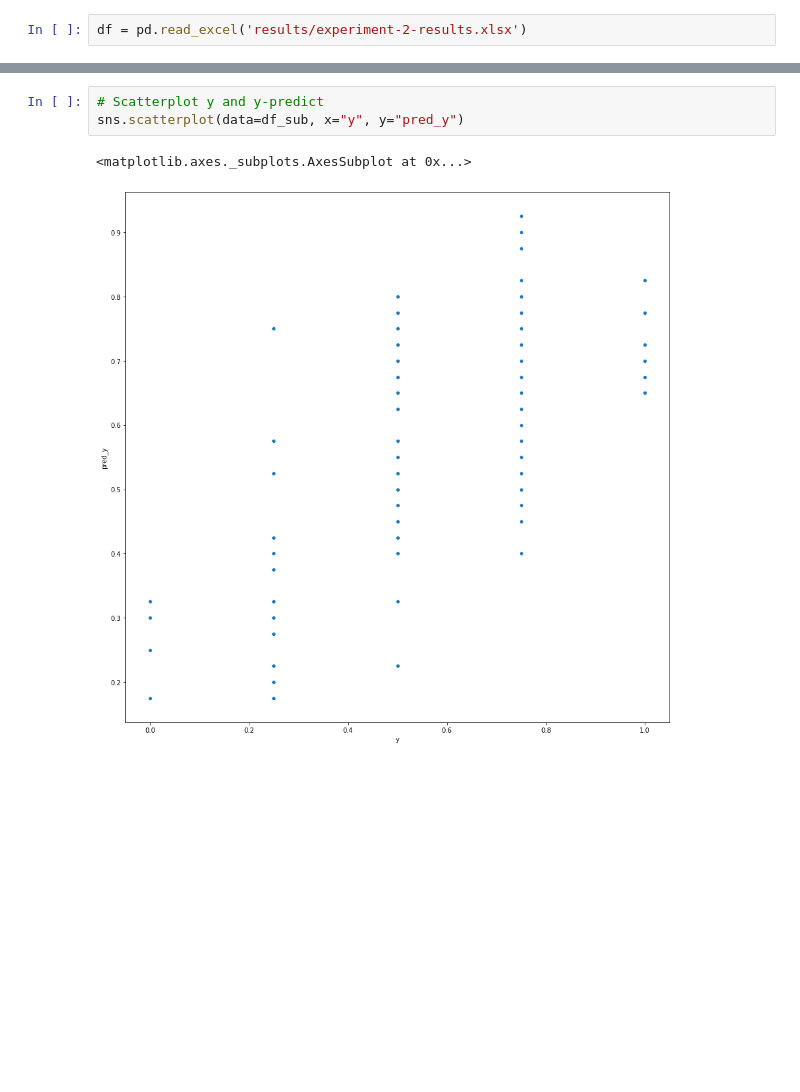
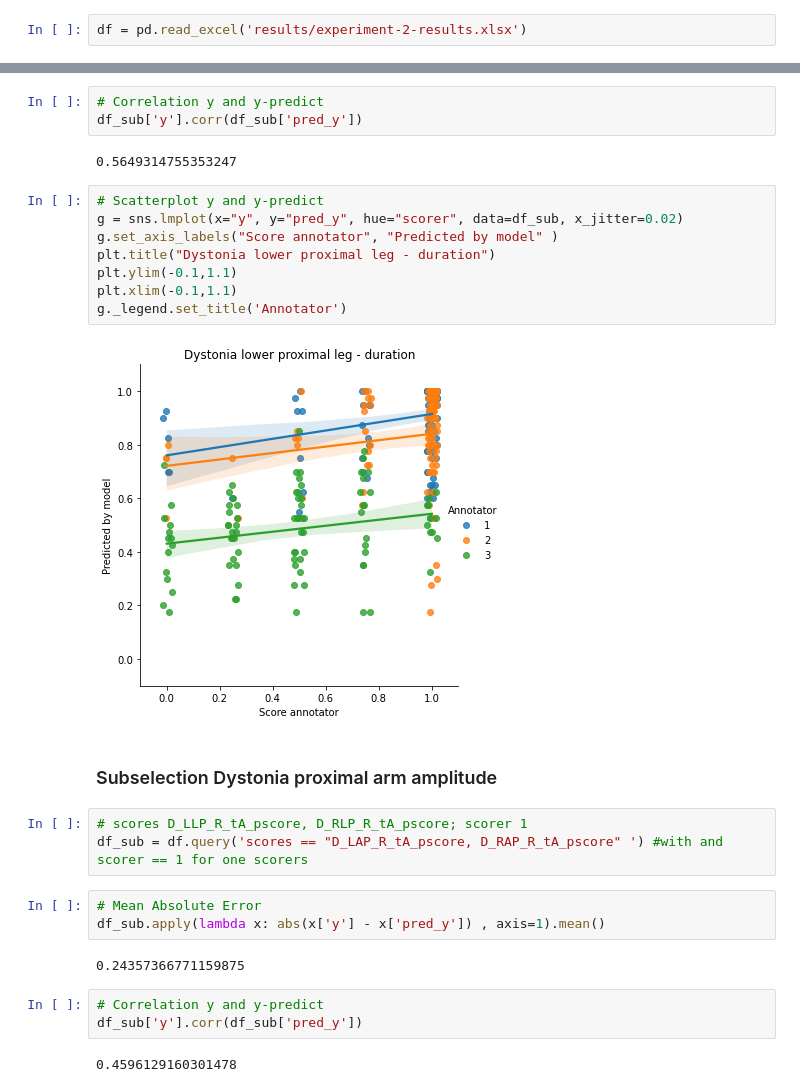
Before and after one commit to RehabAUmc/modys-video, a Jupyter notebook: notebooks/experiment-2-results-visualisation.ipynb, the cells around one changed output, grey strips where cells are left out. Drawn from its saved outputs; the diff is of its cells as text; blank space fills up the shorter version.

```diff
--- a/notebooks/experiment-2-results-visualisation.ipynb
+++ b/notebooks/experiment-2-results-visualisation.ipynb
@@ -34,6 +55,30 @@ df_sub['y'].corr(df_sub['pred_y'])
 # %%
-# Scatterplot y and y-predict
-sns.scatterplot(data=df_sub, x="y", y="pred_y")
+# Correlation y and y-predict
+df_sub['y'].corr(df_sub['pred_y'])
 # %% [output]
-<matplotlib.axes._subplots.AxesSubplot at 0x...>
+0.5649314755353247
-[figure, removed]
+# %%
+# Scatterplot y and y-predict
+g = sns.lmplot(x="y", y="pred_y", hue="scorer", data=df_sub, x_jitter=0.02)
+g.set_axis_labels("Score annotator", "Predicted by model" )
+plt.title("Dystonia lower proximal leg - duration")
+plt.ylim(-0.1,1.1)
+plt.xlim(-0.1,1.1)
+g._legend.set_title('Annotator')
+# %% [output]
+[figure, added]
+# %% [markdown]
+### Subselection Dystonia proximal arm amplitude
+# %%
+# scores D_LLP_R_tA_pscore, D_RLP_R_tA_pscore; scorer 1
+df_sub = df.query('scores == "D_LAP_R_tA_pscore, D_RAP_R_tA_pscore" ') #with and scorer == 1 for one scorers
+# %%
+# Mean Absolute Error
+df_sub.apply(lambda x: abs(x['y'] - x['pred_y']) , axis=1).mean()
+# %% [output]
+0.24357366771159875
+# %%
+# Correlation y and y-predict
+df_sub['y'].corr(df_sub['pred_y'])
+# %% [output]
+0.4596129160301478
```
Also changed, not shown: parts of 16 cells of this notebook.
